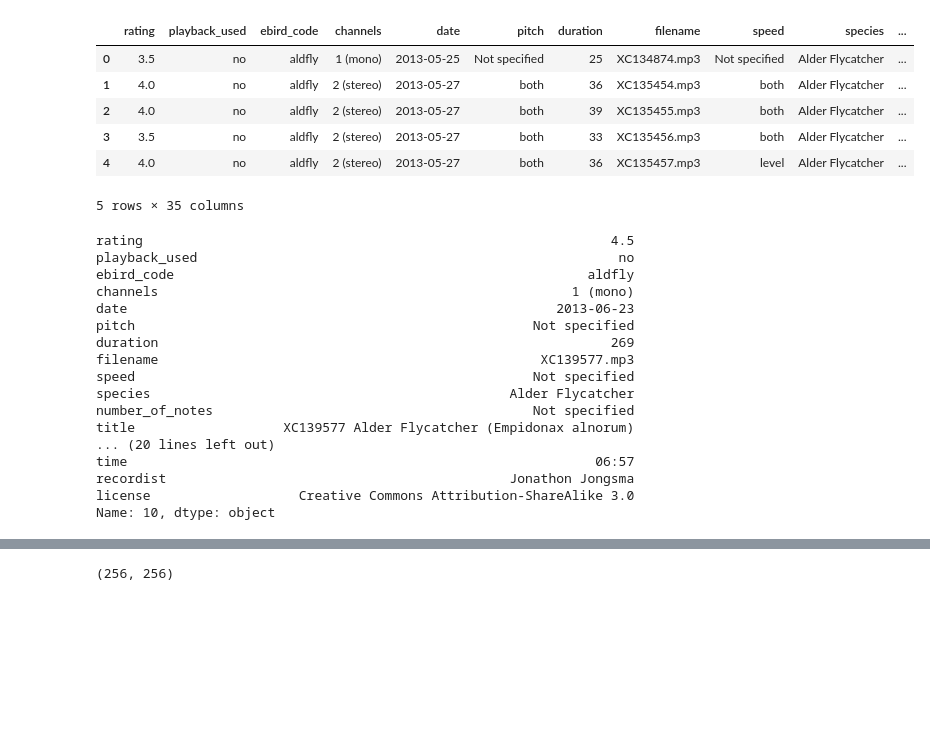
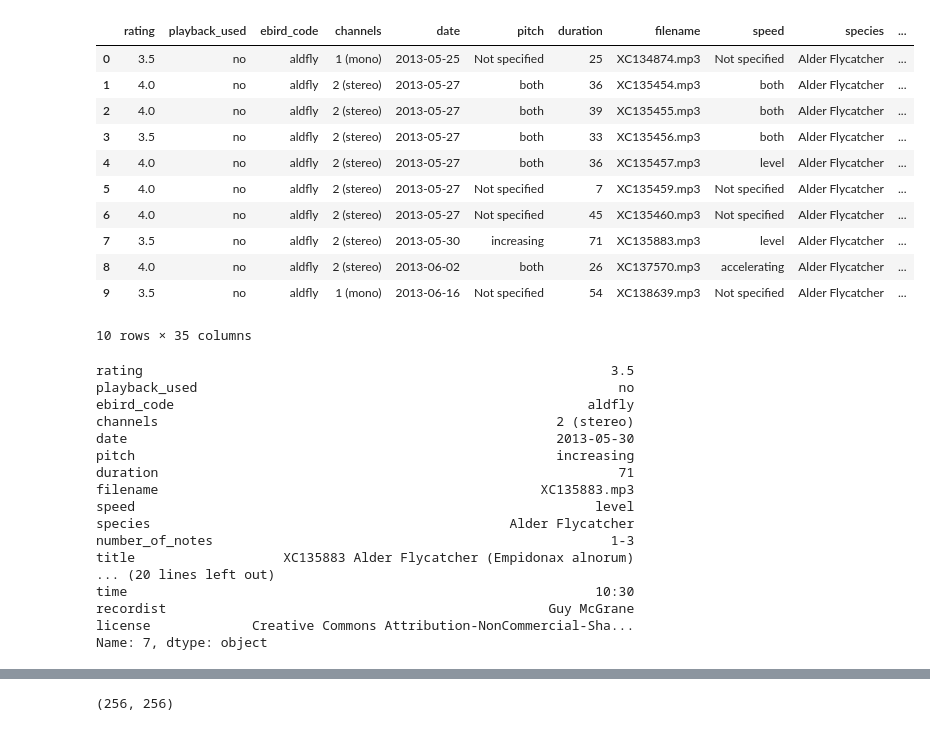
Before and after one commit to jackyho112/bird-call-identification, a Jupyter notebook: save_mel_images.ipynb, the cells around one changed output, grey strips where cells are left out. Saved outputs shown, nothing was run; the diff lists cells and outputs as text; code cells hidden in the pictures; blank space fills up the shorter version.

```diff
--- a/save_mel_images.ipynb
+++ b/save_mel_images.ipynb
@@ -21,13 +25,18 @@ import random
 # %%
 train = pd.read_csv('./data/train.csv')
 # %%
-train.head()
+train.head(10)
 # %% [output]
 |  | rating | playback_used | ebird_code | channels | date | pitch | duration | filename | speed | species | ... |
 | 0 | 3.5 | no | aldfly | 1 (mono) | 2013-05-25 | Not specified | 25 | XC134874.mp3 | Not specified | Alder Flycatcher | ... |
 | 1 | 4.0 | no | aldfly | 2 (stereo) | 2013-05-27 | both | 36 | XC135454.mp3 | both | Alder Flycatcher | ... |
 | 2 | 4.0 | no | aldfly | 2 (stereo) | 2013-05-27 | both | 39 | XC135455.mp3 | both | Alder Flycatcher | ... |
 | 3 | 3.5 | no | aldfly | 2 (stereo) | 2013-05-27 | both | 33 | XC135456.mp3 | both | Alder Flycatcher | ... |
 | 4 | 4.0 | no | aldfly | 2 (stereo) | 2013-05-27 | both | 36 | XC135457.mp3 | level | Alder Flycatcher | ... |
+| 5 | 4.0 | no | aldfly | 2 (stereo) | 2013-05-27 | Not specified | 7 | XC135459.mp3 | Not specified | Alder Flycatcher | ... |
+| 6 | 4.0 | no | aldfly | 2 (stereo) | 2013-05-27 | Not specified | 45 | XC135460.mp3 | Not specified | Alder Flycatcher | ... |
+| 7 | 3.5 | no | aldfly | 2 (stereo) | 2013-05-30 | increasing | 71 | XC135883.mp3 | level | Alder Flycatcher | ... |
+| 8 | 4.0 | no | aldfly | 2 (stereo) | 2013-06-02 | both | 26 | XC137570.mp3 | accelerating | Alder Flycatcher | ... |
+| 9 | 3.5 | no | aldfly | 1 (mono) | 2013-06-16 | Not specified | 54 | XC138639.mp3 | Not specified | Alder Flycatcher | ... |
-5 rows × 35 columns
+10 rows × 35 columns
 # %%
@@ -74,22 +130,22 @@ def spec_to_image(spec, eps=1e-6):
 # %%
 # Example
-train.iloc[10]
+train.iloc[7]
 # %% [output]
-rating                                                            4.5
+rating                                                            3.5
 playback_used                                                      no
 ebird_code                                                     aldfly
-channels                                                     1 (mono)
-date                                                       2013-06-23
-pitch                                                   Not specified
-duration                                                          269
-filename                                                 XC139577.mp3
-speed                                                   Not specified
+channels                                                   2 (stereo)
+date                                                       2013-05-30
+pitch                                                      increasing
+duration                                                           71
+filename                                                 XC135883.mp3
+speed                                                           level
 species                                              Alder Flycatcher
-number_of_notes                                         Not specified
-title                   XC139577 Alder Flycatcher (Empidonax alnorum)
+number_of_notes                                                   1-3
+title                   XC135883 Alder Flycatcher (Empidonax alnorum)
 ... (20 lines left out)
-time                                                            06:57
-recordist                                            Jonathon Jongsma
-license                   Creative Commons Attribution-ShareAlike 3.0
-Name: 10, dtype: object
+time                                                            10:30
+recordist                                                 Guy McGrane
+license             Creative Commons Attribution-NonCommercial-Sha...
+Name: 7, dtype: object
 # %%
```
Also changed, not shown: parts of 17 cells of this notebook, 1 other file.
